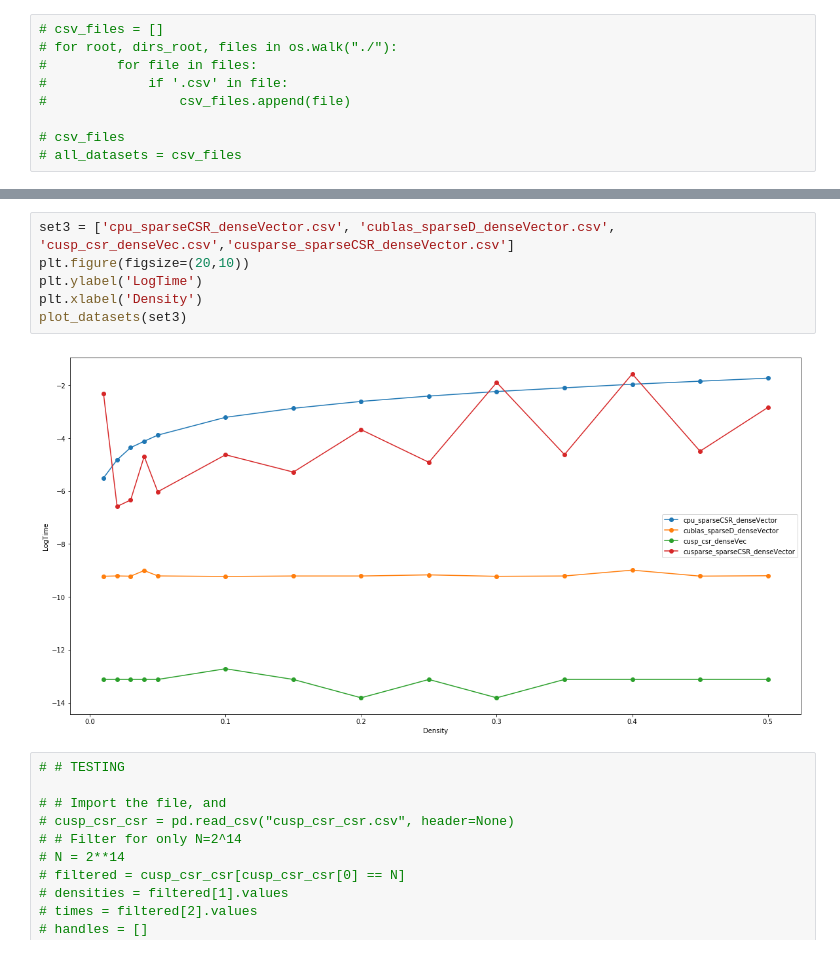
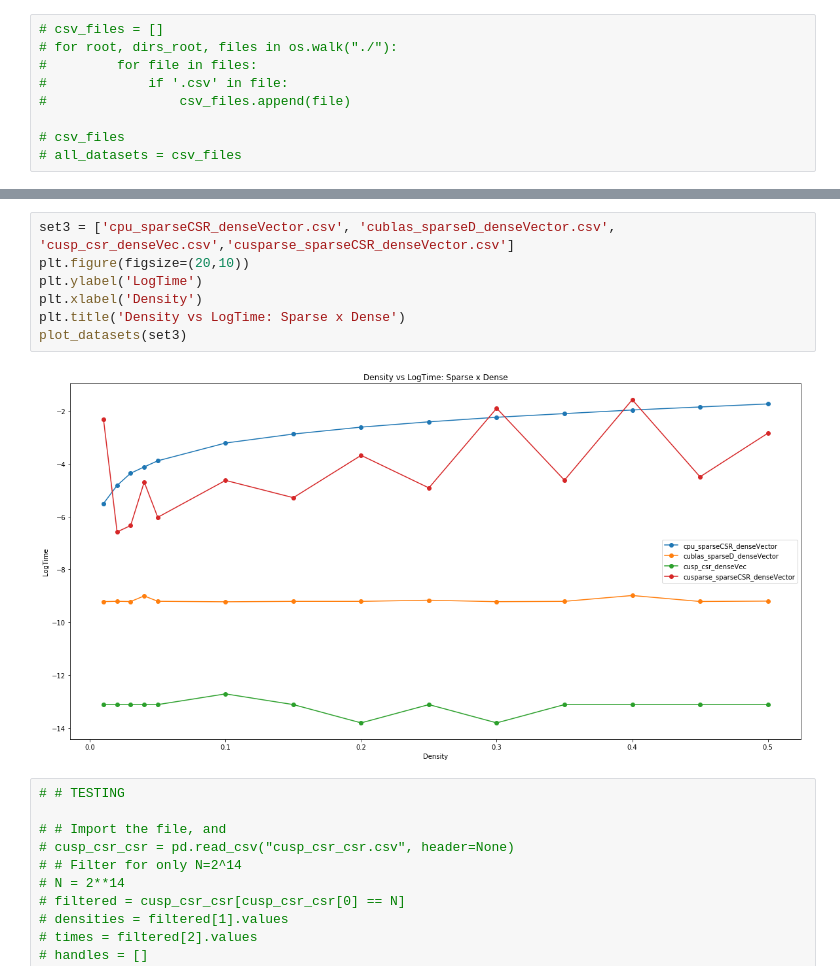
Before and after one commit to xingyousong/GPU-Sparse-Matrix-Multiply-CS-267, a Jupyter notebook: manar_plotter.ipynb, the cells around one changed output, grey strips where cells are left out. Saved outputs shown, nothing was run; the diff lists cells and outputs as text.

```diff
--- a/manar_plotter.ipynb
+++ b/manar_plotter.ipynb
@@ -71,11 +73,12 @@ plot_datasets(set2)
 # %%
 set3 = ['cpu_sparseCSR_denseVector.csv', 'cublas_sparseD_denseVector.csv', 'cusp_csr_denseVec.csv','cusparse_sparseCSR_denseVector.csv']
 plt.figure(figsize=(20,10))
 plt.ylabel('LogTime')
 plt.xlabel('Density')
+plt.title('Density vs LogTime: Sparse x Dense')
 plot_datasets(set3)
 # %% [output]
-[figure, old version]
+[figure, new version]
 # %%
 # # TESTING
 
```
Also changed, not shown: parts of 2 cells of this notebook.
